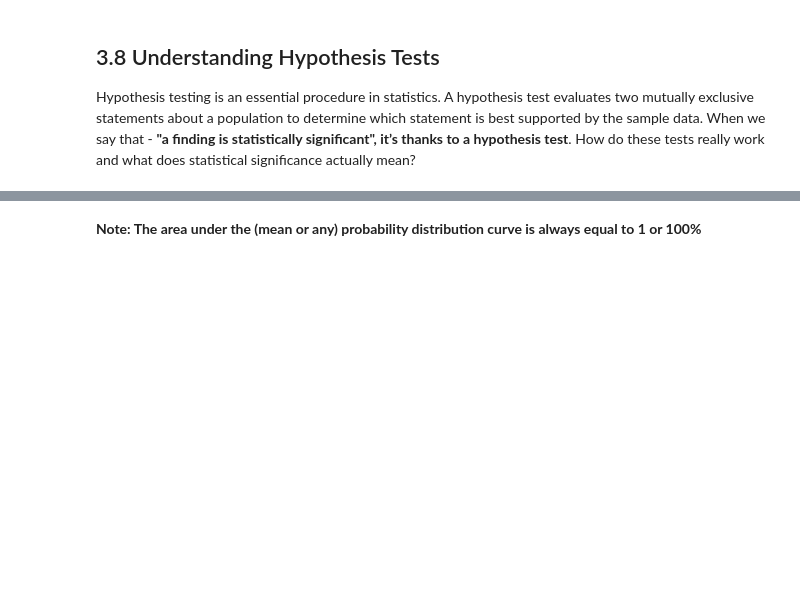
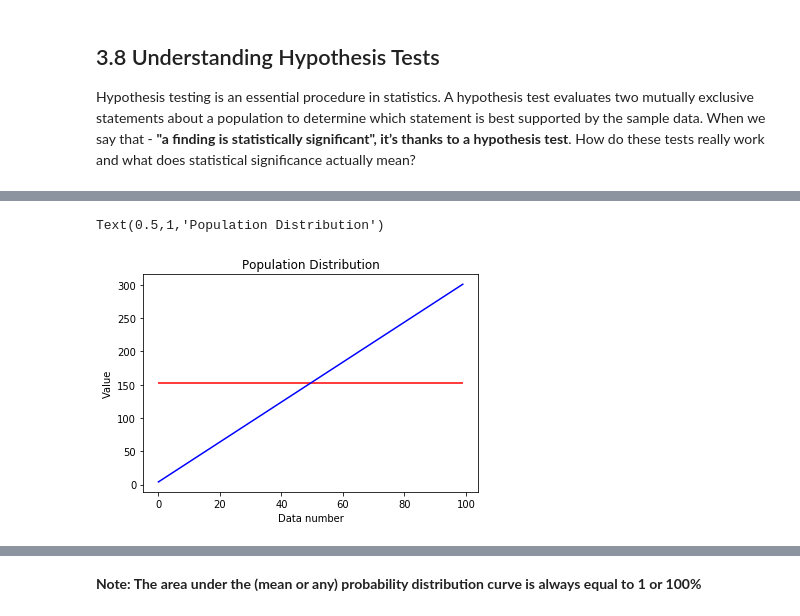
Before and after one commit to tlcod/JNotebooks, a Jupyter notebook: NB1/NB1_Data_Preprocessing_and_EDA.ipynb, the cells around one changed output, grey strips where cells are left out. Drawn from its saved outputs; the diff is of its cells as text; code cells hidden in the pictures; blank space fills up the shorter version.

```diff
--- a/NB1/NB1_Data_Preprocessing_and_EDA.ipynb
+++ b/NB1/NB1_Data_Preprocessing_and_EDA.ipynb
@@ -1758,0 +1783,15 @@ sample_mean_probability_distribution(l, 2)
+# %%
+x_new = [i for i in range(0, 100, 1)]
+y_new = list()
+for x_n in x_new:
+    y_n = 3 * x_n + 4 # (y = 3x + 4)
+    y_new.append(y_n)
+plt.plot(x_new, y_new, color='b')
+population_mean = sum(y_new)/len(y_new)
+plt.hlines(population_mean, x_new[0], x_new[-1], color='r')
+plt.ylabel('Value')
+plt.xlabel('Data number')
+plt.title('Population Distribution')
+# %% [output]
+Text(0.5,1,'Population Distribution')
+[figure, added]
```
Also changed, not shown: parts of 30 cells of this notebook.
